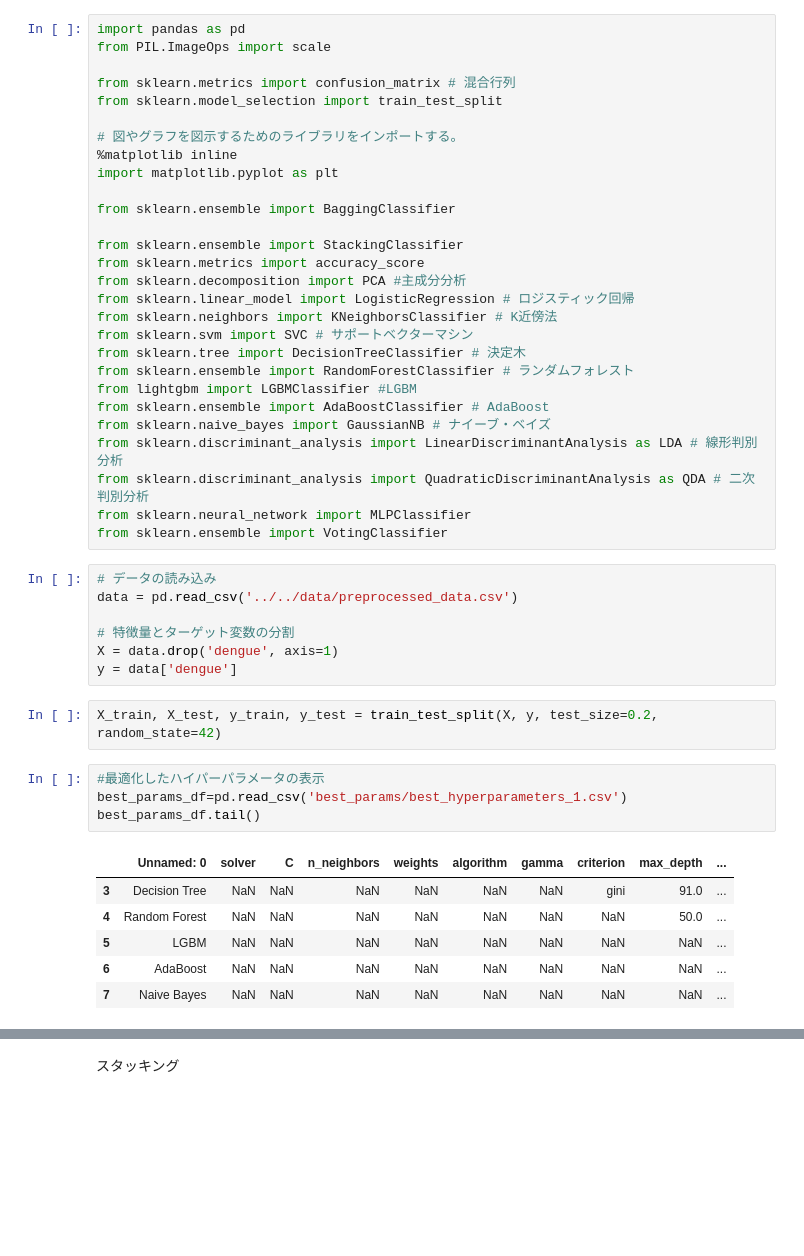
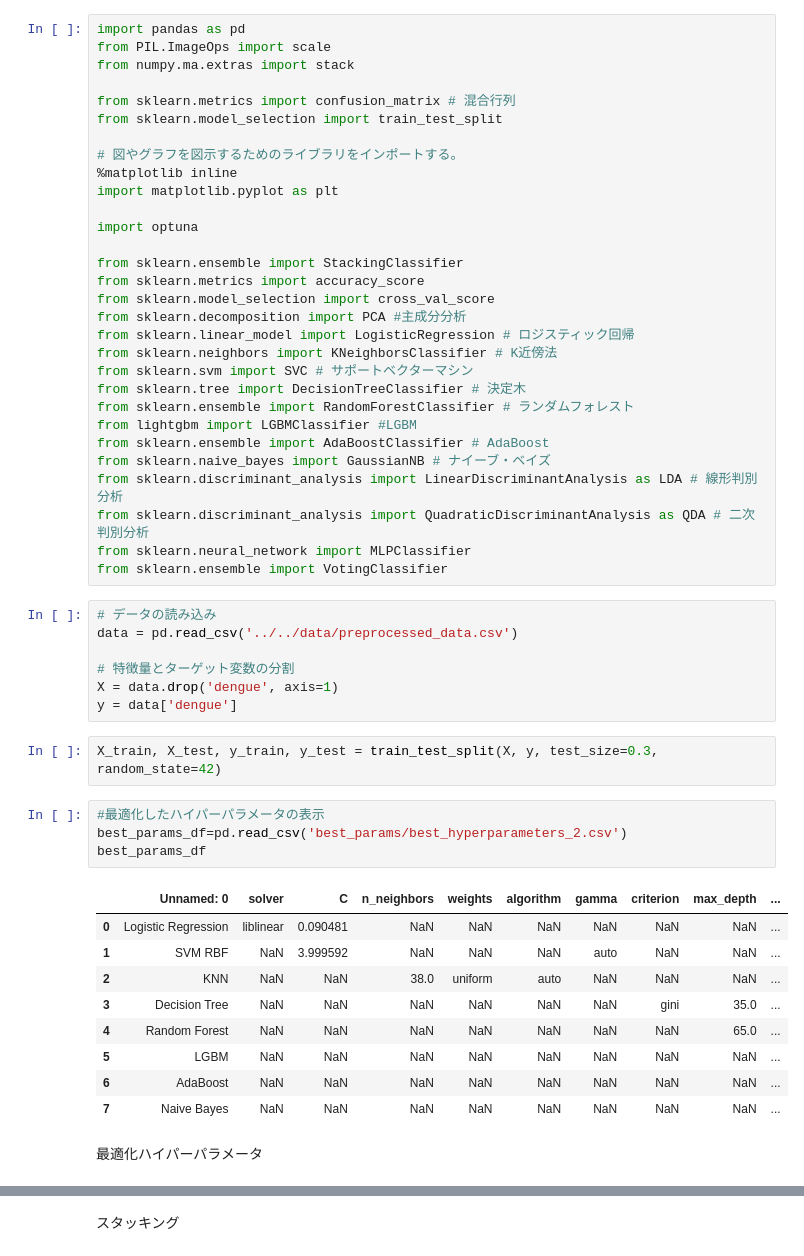
Before and after one commit to KasaharaGen/DengueFeverdetection, a Jupyter notebook: src/model/2class_classifers.ipynb, the cells around one changed output, grey strips where cells are left out. Saved outputs shown, nothing was run; the diff lists cells and outputs as text; blank space fills up the shorter version.

```diff
--- a/src/model/2class_classifers.ipynb
+++ b/src/model/2class_classifers.ipynb
@@ -1,6 +1,7 @@
 # %%
 import pandas as pd
 from PIL.ImageOps import scale
+from numpy.ma.extras import stack
 
 from sklearn.metrics import confusion_matrix # 混合行列
 from sklearn.model_selection import train_test_split
@@ -9,10 +10,11 @@ from sklearn.model_selection import train_test_split
 %matplotlib inline
 import matplotlib.pyplot as plt
 
-from sklearn.ensemble import BaggingClassifier
+import optuna
 
 from sklearn.ensemble import StackingClassifier
 from sklearn.metrics import accuracy_score
+from sklearn.model_selection import cross_val_score
 from sklearn.decomposition import PCA #主成分分析
 from sklearn.linear_model import LogisticRegression # ロジスティック回帰
 from sklearn.neighbors import KNeighborsClassifier # K近傍法
@@ -34,17 +36,22 @@ data = pd.read_csv('../../data/preprocessed_data.csv')
 X = data.drop('dengue', axis=1)
 y = data['dengue']
 # %%
-X_train, X_test, y_train, y_test = train_test_split(X, y, test_size=0.2, random_state=42)
+X_train, X_test, y_train, y_test = train_test_split(X, y, test_size=0.3, random_state=42)
 # %%
 #最適化したハイパーパラメータの表示
-best_params_df=pd.read_csv('best_params/best_hyperparameters_1.csv')
-best_params_df.tail()
+best_params_df=pd.read_csv('best_params/best_hyperparameters_2.csv')
+best_params_df
 # %% [output]
 |  | Unnamed: 0 | solver | C | n_neighbors | weights | algorithm | gamma | criterion | max_depth | ... |
-| 3 | Decision Tree | NaN | NaN | NaN | NaN | NaN | NaN | gini | 91.0 | ... |
-| 4 | Random Forest | NaN | NaN | NaN | NaN | NaN | NaN | NaN | 50.0 | ... |
+| 0 | Logistic Regression | liblinear | 0.090481 | NaN | NaN | NaN | NaN | NaN | NaN | ... |
+| 1 | SVM RBF | NaN | 3.999592 | NaN | NaN | NaN | auto | NaN | NaN | ... |
+| 2 | KNN | NaN | NaN | 38.0 | uniform | auto | NaN | NaN | NaN | ... |
+| 3 | Decision Tree | NaN | NaN | NaN | NaN | NaN | NaN | gini | 35.0 | ... |
+| 4 | Random Forest | NaN | NaN | NaN | NaN | NaN | NaN | NaN | 65.0 | ... |
 | 5 | LGBM | NaN | NaN | NaN | NaN | NaN | NaN | NaN | NaN | ... |
 | 6 | AdaBoost | NaN | NaN | NaN | NaN | NaN | NaN | NaN | NaN | ... |
 | 7 | Naive Bayes | NaN | NaN | NaN | NaN | NaN | NaN | NaN | NaN | ... |
+# %% [markdown]
+最適化ハイパーパラメータ
 # %%
 names = ["Logistic Regression", "Nearest Neighbors", "RBF SVM",
```
Also changed, not shown: parts of 11 cells of this notebook, 4 other files.
